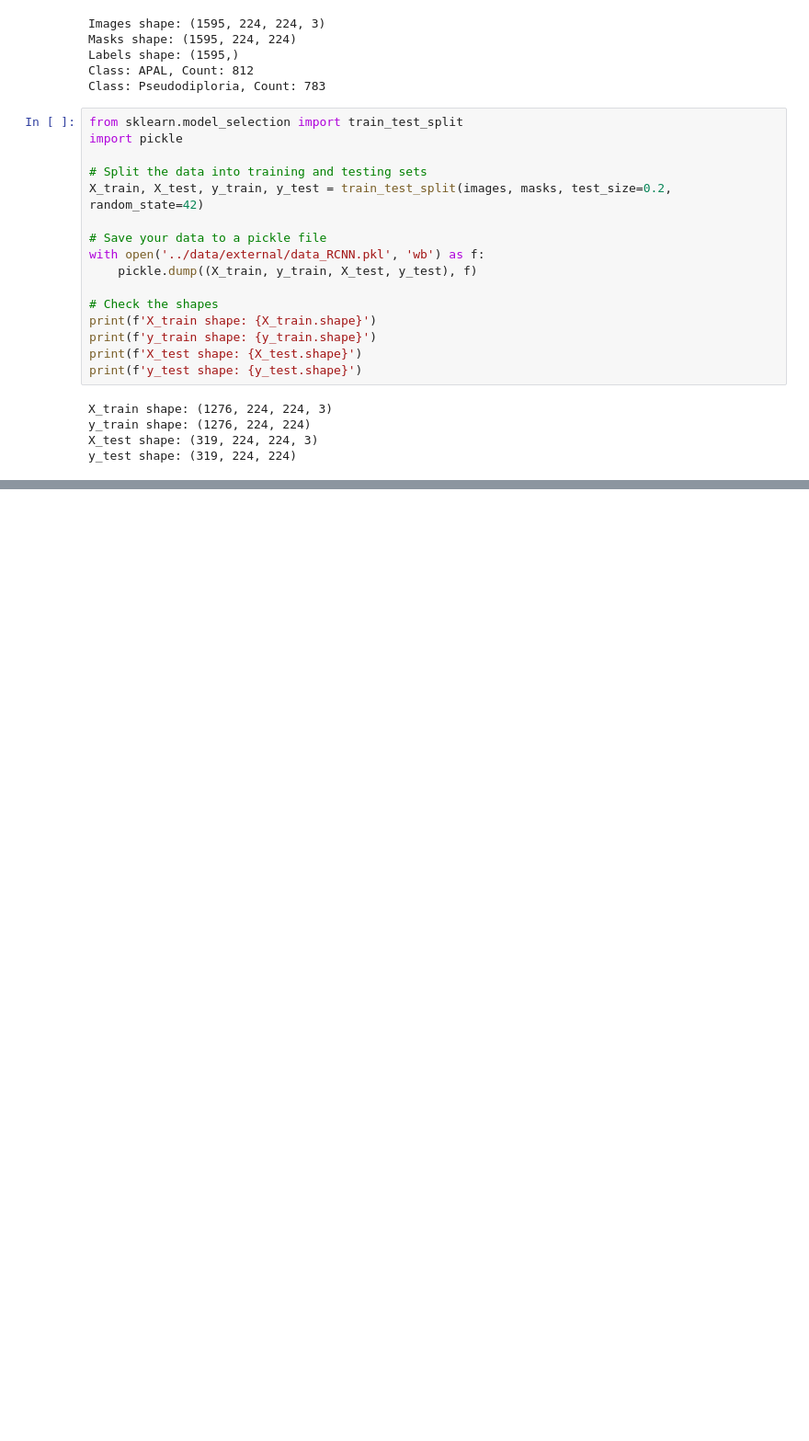
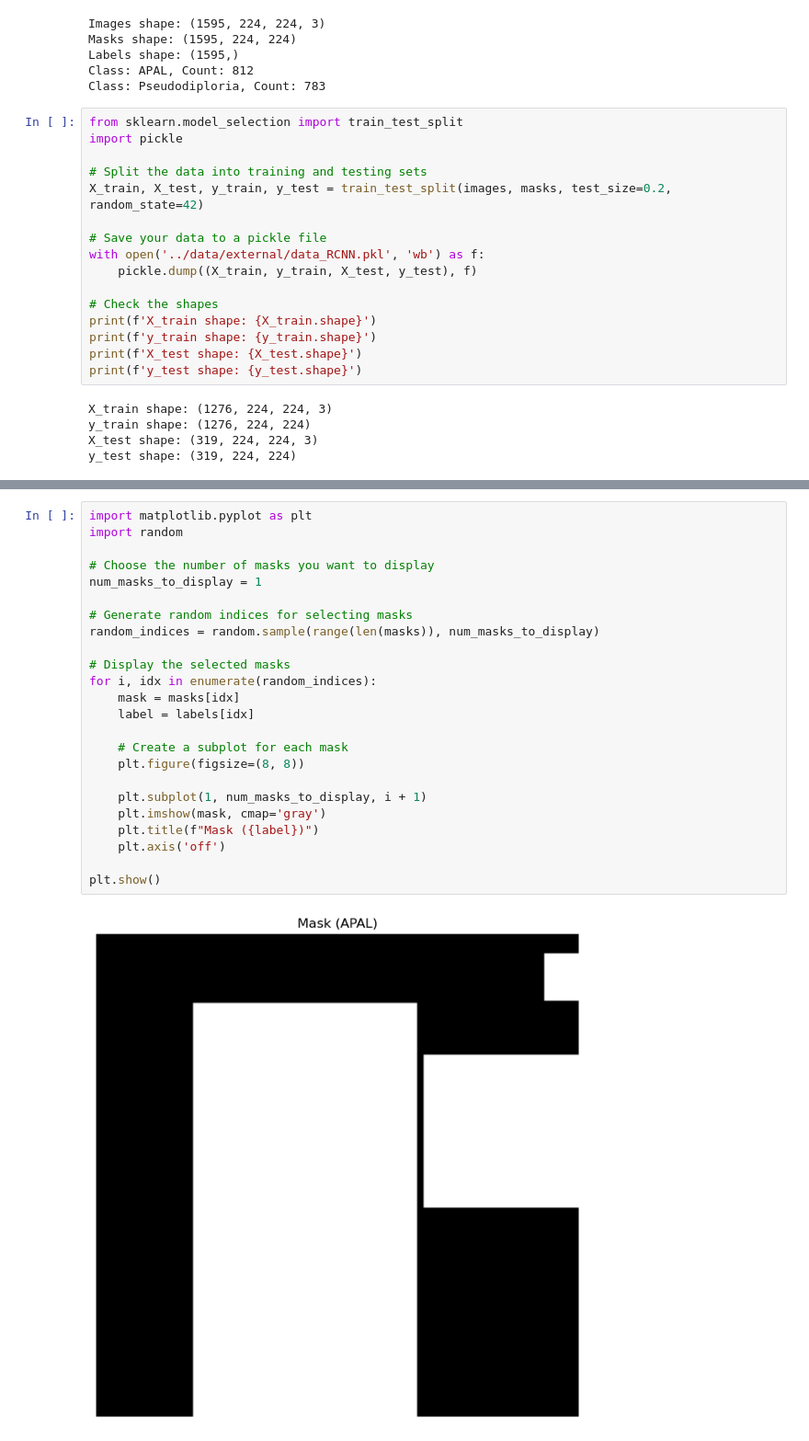
Before and after one commit to sumaiya008/Segmenting-Coral-Branch-tips, a Jupyter notebook: notebooks/1.3_Loading_RCNN.ipynb, the cells around one changed output, grey strips where cells are left out. Shown at 92% size. Saved outputs shown, nothing was run; the diff lists cells and outputs as text; blank space fills up the shorter version.

```diff
--- a/notebooks/1.3_Loading_RCNN.ipynb
+++ b/notebooks/1.3_Loading_RCNN.ipynb
@@ -161,0 +256,26 @@ y_test shape: (319, 224, 224)
+# %%
+import matplotlib.pyplot as plt
+import random
+
+# Choose the number of masks you want to display
+num_masks_to_display = 1
+
+# Generate random indices for selecting masks
+random_indices = random.sample(range(len(masks)), num_masks_to_display)
+
+# Display the selected masks
+for i, idx in enumerate(random_indices):
+    mask = masks[idx]
+    label = labels[idx]
+
+    # Create a subplot for each mask
+    plt.figure(figsize=(8, 8))
+
+    plt.subplot(1, num_masks_to_display, i + 1)
+    plt.imshow(mask, cmap='gray')
+    plt.title(f"Mask ({label})")
+    plt.axis('off')
+
+plt.show()
+# %% [output]
+[figure, added]
```
Also changed, not shown: parts of 7 cells of this notebook, 5 other files.
